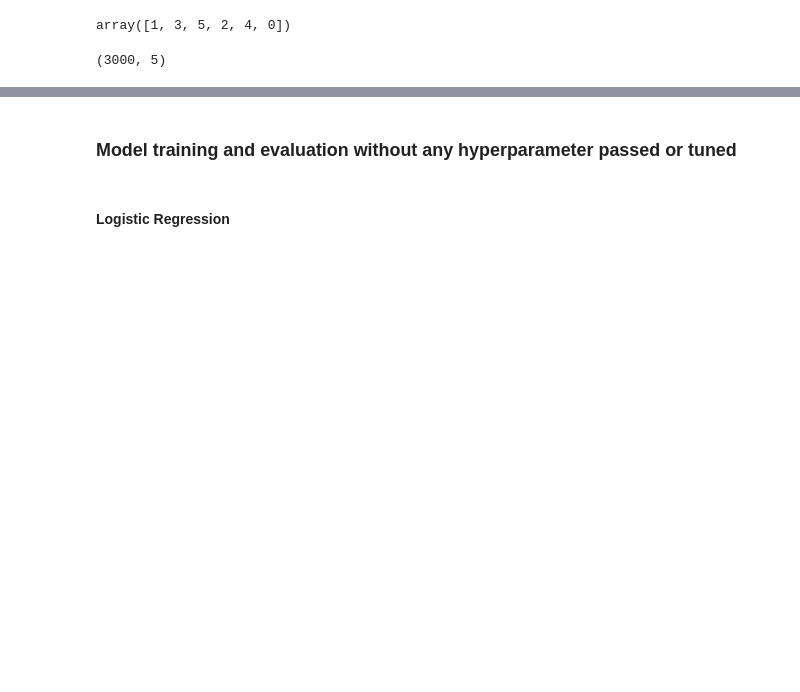
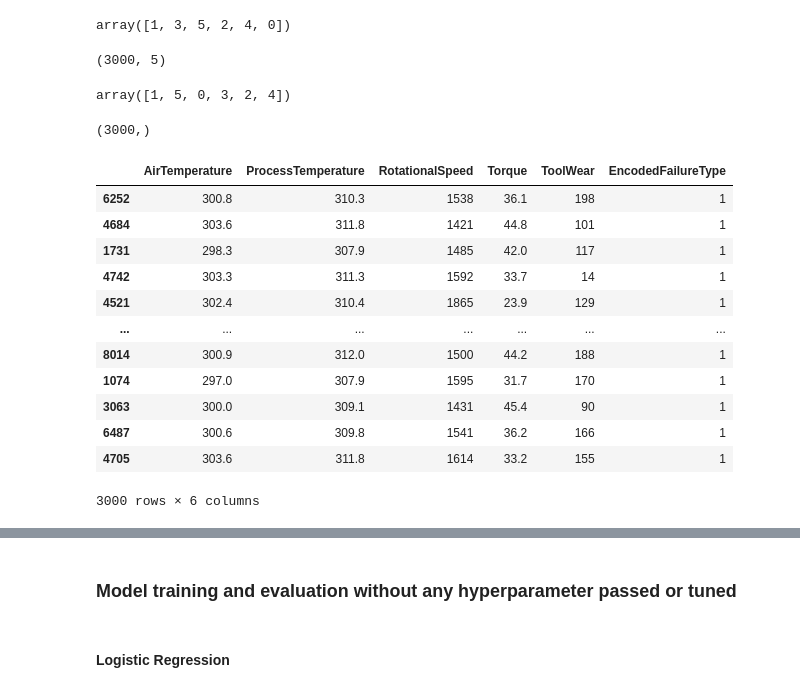
Before and after one commit to Subhigupta/Data-Driven-Predictive-Maintenance-using-ML, a Jupyter notebook: Multinominal Classification.ipynb, the cells around one changed output, grey strips where cells are left out. Drawn from its saved outputs; the diff is of its cells as text; code cells hidden in the pictures; blank space fills up the shorter version.

```diff
--- a/Multinominal Classification.ipynb
+++ b/Multinominal Classification.ipynb
@@ -263,3 +275,28 @@ X_train, X_test, y_train, y_test = train_test_split(X, y, test_size=0.3, random_
 X_test.shape
 # %% [output]
 (3000, 5)
+# %%
+y_test.unique()
+# %% [output]
+array([1, 5, 0, 3, 2, 4])
+# %%
+y_test.shape
+# %% [output]
+(3000,)
+# %%
+data=pd.concat([X_test,y_test],axis=1)
+data
+# %% [output]
+|  | AirTemperature | ProcessTemperature | RotationalSpeed | Torque | ToolWear | EncodedFailureType |
+| 6252 | 300.8 | 310.3 | 1538 | 36.1 | 198 | 1 |
+| 4684 | 303.6 | 311.8 | 1421 | 44.8 | 101 | 1 |
+| 1731 | 298.3 | 307.9 | 1485 | 42.0 | 117 | 1 |
+| 4742 | 303.3 | 311.3 | 1592 | 33.7 | 14 | 1 |
+| 4521 | 302.4 | 310.4 | 1865 | 23.9 | 129 | 1 |
+| ... | ... | ... | ... | ... | ... | ... |
+| 8014 | 300.9 | 312.0 | 1500 | 44.2 | 188 | 1 |
+| 1074 | 297.0 | 307.9 | 1595 | 31.7 | 170 | 1 |
+| 3063 | 300.0 | 309.1 | 1431 | 45.4 | 90 | 1 |
+| 6487 | 300.6 | 309.8 | 1541 | 36.2 | 166 | 1 |
+| 4705 | 303.6 | 311.8 | 1614 | 33.2 | 155 | 1 |
+3000 rows × 6 columns
```
Also changed, not shown: parts of 53 cells of this notebook, 8 other files.
